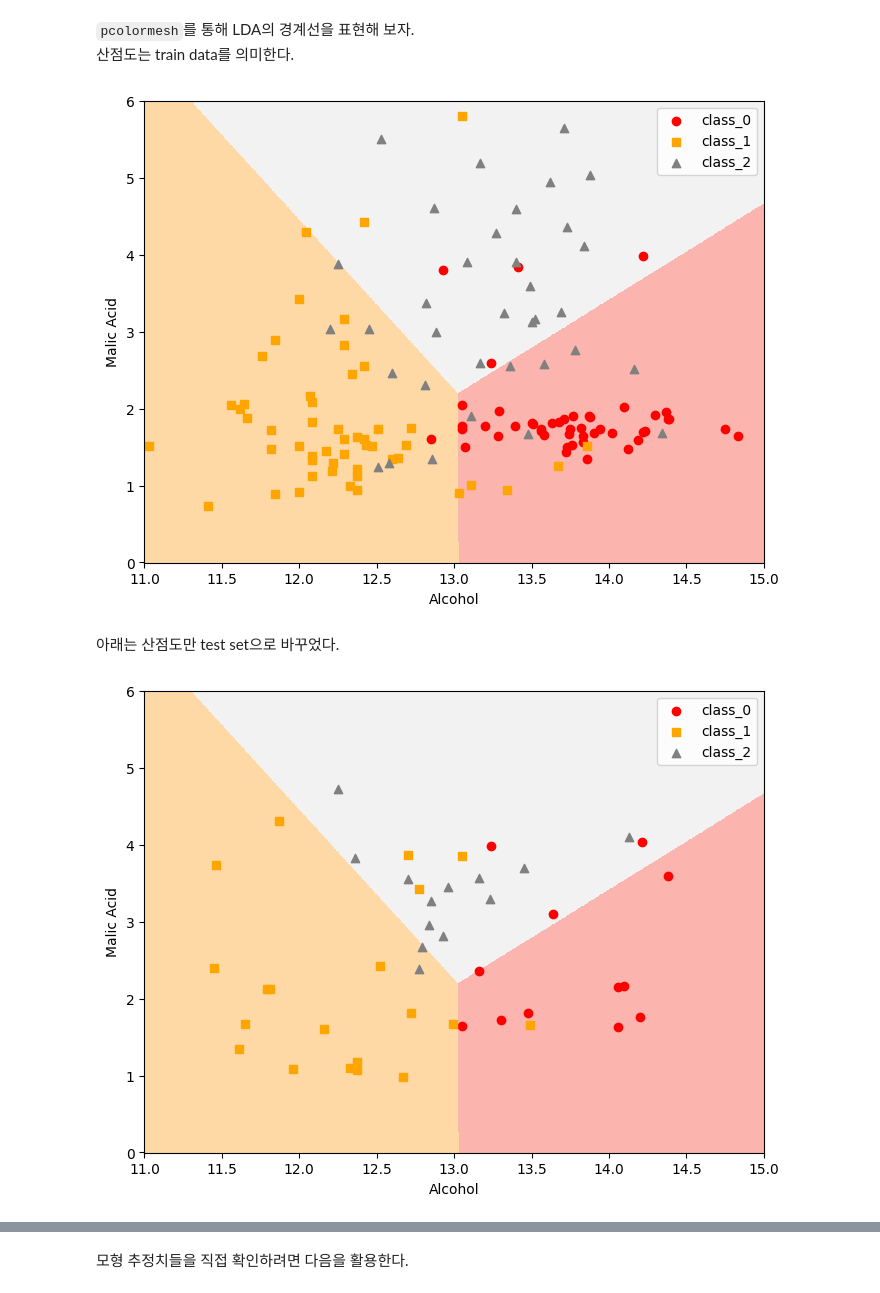
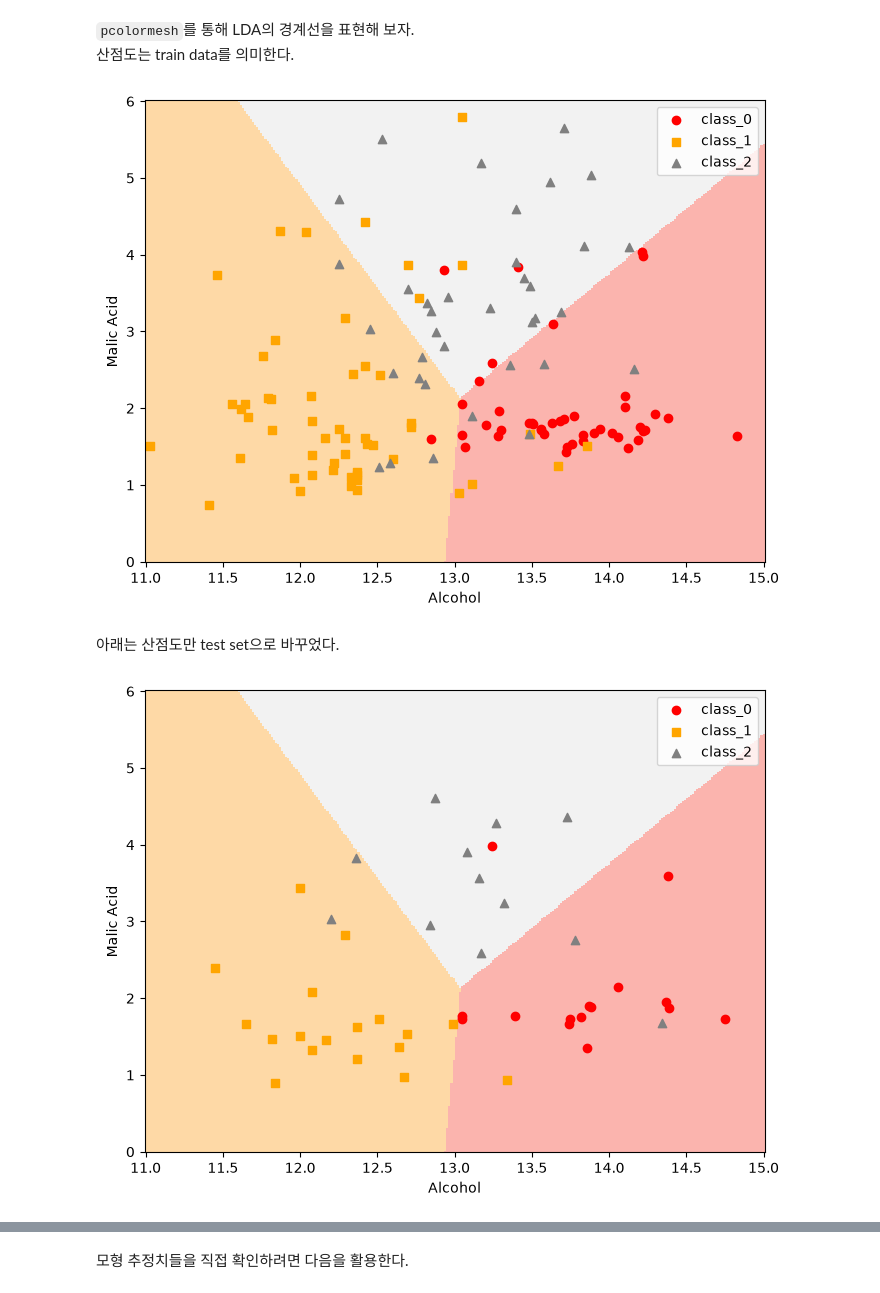
Before and after one commit to ksublee/MLA, a Jupyter notebook: 05. Classification - LDA.ipynb, the cells around one changed output, grey strips where cells are left out. Cells and saved outputs as stored; diff of their text form; code cells hidden in the pictures.

````diff
--- a/05. Classification - LDA.ipynb
+++ b/05. Classification - LDA.ipynb
@@ -272,7 +273,7 @@ Logistic regression 예제에서는 데이터의 전부를 모형 훈련에 사
 # %%
 # 트레이닝 테스트 데이터 분할
 from sklearn.model_selection import train_test_split
-X_tn, X_te, y_tn, y_te = train_test_split(X, y)
+X_tn, X_te, y_tn, y_te = train_test_split(X, y, stratify=y)
 # %%
 pd.DataFrame(np.c_[X_tn, y_tn],  columns = ["alcohol", "malic_acid", "y"])
 # %% [output]
@@ -317,4 +318,4 @@ lda = LinearDiscriminantAnalysis()
 # %% [markdown]
 훈련 데이터만을 이용하여 ```fit```을 진행한다.
 # %%
-lda.fit(X_tn, y_tn)
+_ = lda.fit(X_tn, y_tn)
@@ -325,7 +324,7 @@ LinearDiscriminantAnalysis()
 # %%
-xx1, xx2 = np.meshgrid(np.linspace(11, 15, 1000),
-                         np.linspace(0, 6, 1000))
+xx1, xx2 = np.meshgrid(np.linspace(11, 15, 300),
+                         np.linspace(0, 6, 300))
 
 
-pd.DataFrame(xx1)
+pd.DataFrame(xx1).iloc[:5, :5]
 # %% [output]
@@ -414,7 +406,7 @@ colors = ["red", "orange", "grey"]
 for i, mark in enumerate(markers):
     X_i = df[df['target'] == i]
     class_i = raw_wine.target_names[i]
-    plt.scatter(X_i[["alcohol"]], X_i[["malic_acid"]], marker = mark, label = class_i, color = colors[i])
+    plt.scatter(X_i["alcohol"], X_i["malic_acid"], marker = mark, label = class_i, color = colors[i])
 
 plt.xlabel("Alcohol")
 plt.ylabel("Malic Acid")
@@ -423,33 +415,33 @@ plt.ylabel("Malic Acid")
 plt.legend()
 plt.show()
 # %% [output]
-[figure, old version]
+[figure, new version]
 # %% [markdown]
 아래는 산점도만 test set으로 바꾸었다.
 # %%
 # Using test set
 plt.figure(figsize=(8,6))
 
 plt.pcolormesh(xx1, xx2, clss, cmap="Pastel1")  #Create a pseudocolor plot with a non-regular rectangular grid.
 
 df = pd.DataFrame(X_te, columns = raw_wine["feature_names"][:2])
 df['target'] = y_te
 markers = ['o', 's', '^']
 colors = ["red", "orange", "grey"]
 
 
 for i, mark in enumerate(markers):
     X_i = df[df['target'] == i]
     class_i = raw_wine.target_names[i]
-    plt.scatter(X_i[["alcohol"]], X_i[["malic_acid"]], marker = mark, label = class_i, color = colors[i])
+    plt.scatter(X_i["alcohol"], X_i["malic_acid"], marker = mark, label = class_i, color = colors[i])
 
 plt.xlabel("Alcohol")
 plt.ylabel("Malic Acid")
 
 plt.legend()
 plt.show()
 # %% [output]
-[figure, old version]
+[figure, new version]
 # %% [markdown]
 한편, `.decision_function`을 이용하면 discriminant score를 계산해 볼 수 있다.
 
````
Also changed, not shown: parts of 55 cells of this notebook, 7 other files.
